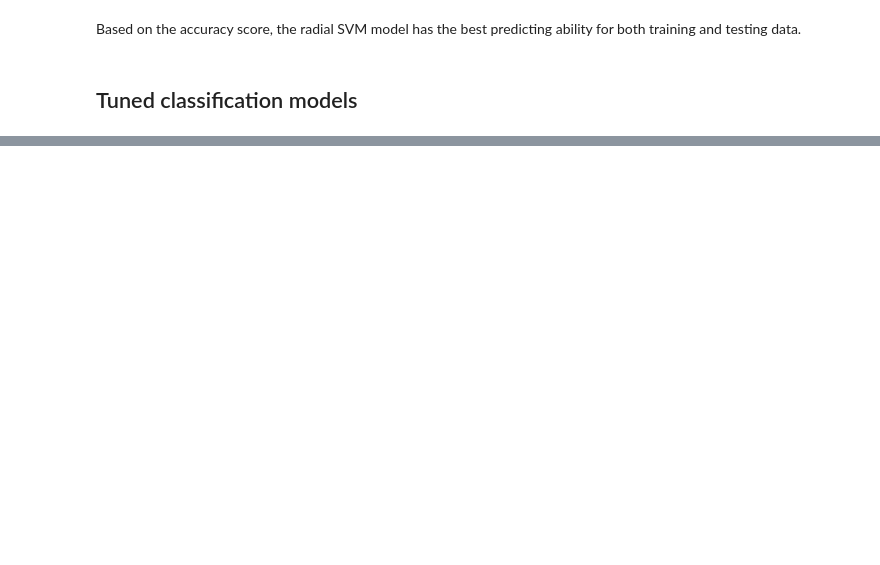
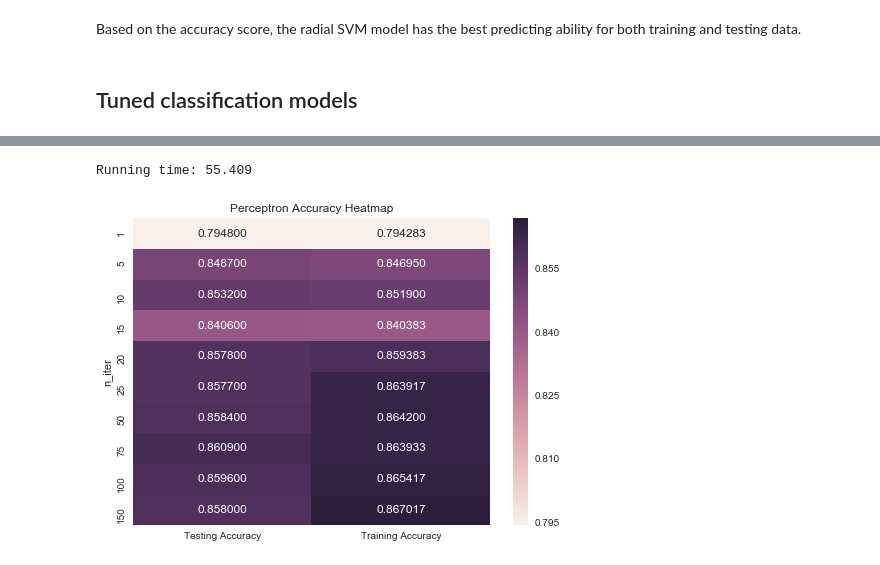
Before and after one commit to jingruli11/tensorflow-testing, a Jupyter notebook: ML Homework 3.ipynb, the cells around one changed output, grey strips where cells are left out. Drawn from its saved outputs; the diff is of its cells as text; code cells hidden in the pictures; blank space fills up the shorter version.

```diff
--- a/ML Homework 3.ipynb
+++ b/ML Homework 3.ipynb
@@ -226,0 +237,39 @@ Based on the accuracy score, the radial SVM model has the best predicting abilit
+# %%
+# try different parameters and tune Perceptron
+
+start = timeit.default_timer()
+
+param_p = [1, 5, 10, 15, 20, 25, 50, 75, 100, 150]
+train_scores_p = []
+test_scores_p = []
+for i in param_p:
+    clf_temp = Perceptron(n_iter = i)
+    clf_temp.fit(train_image_sample, train_label_sample)
+    temp_train_score = clf_temp.score(train_image, train_label)
+    temp_test_score = clf_temp.score(test_image, test_label)
+    train_scores_p.append(temp_train_score)
+    test_scores_p.append(temp_test_score)
+
+stop = timeit.default_timer()
+clf_tune_p_time = stop - start
+print('Running time: %.3f' % (stop - start))
+# %% [output]
+Running time: 55.409
+# %%
+# create a dataframe to display comparison
+d_tune_p = {'n_iter': param_p,
+            'Training Accuracy': train_scores_p,
+            'Testing Accuracy': test_scores_p}
+df_tune_p = pd.DataFrame(data = d_tune_p)
+df_tune_p.set_index('n_iter', inplace = True)
+# %%
+# display the result
+plt.clf()
+
+fig_p = sns.heatmap(df_tune_p, annot=True, fmt='f')
+plt.subplots_adjust(top=0.9)
+fig_p.set_title('Perceptron Accuracy Heatmap')
+
+plt.show()
+# %% [output]
+[figure, added]
```
Also changed, not shown: parts of 47 cells of this notebook.
